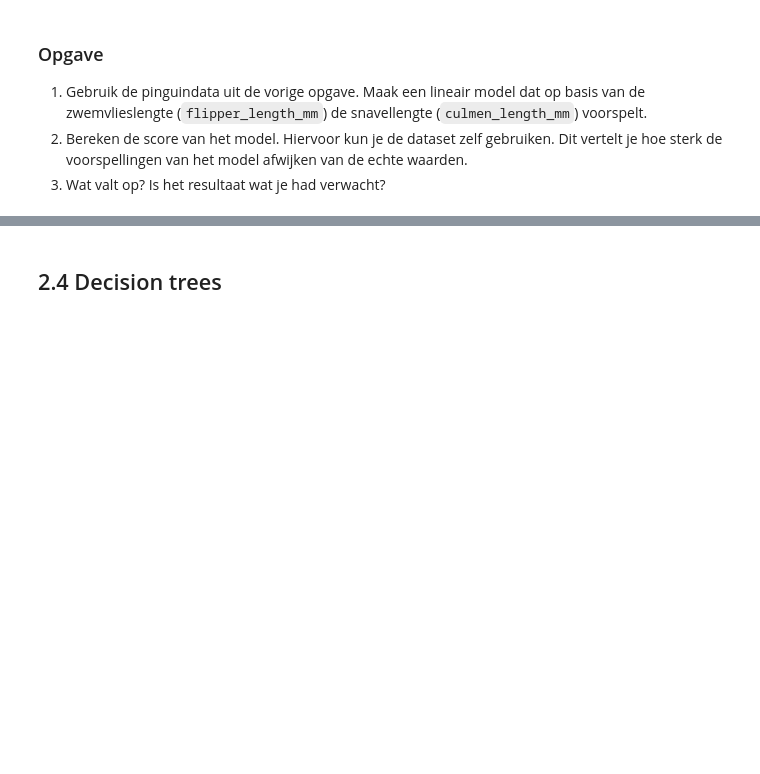
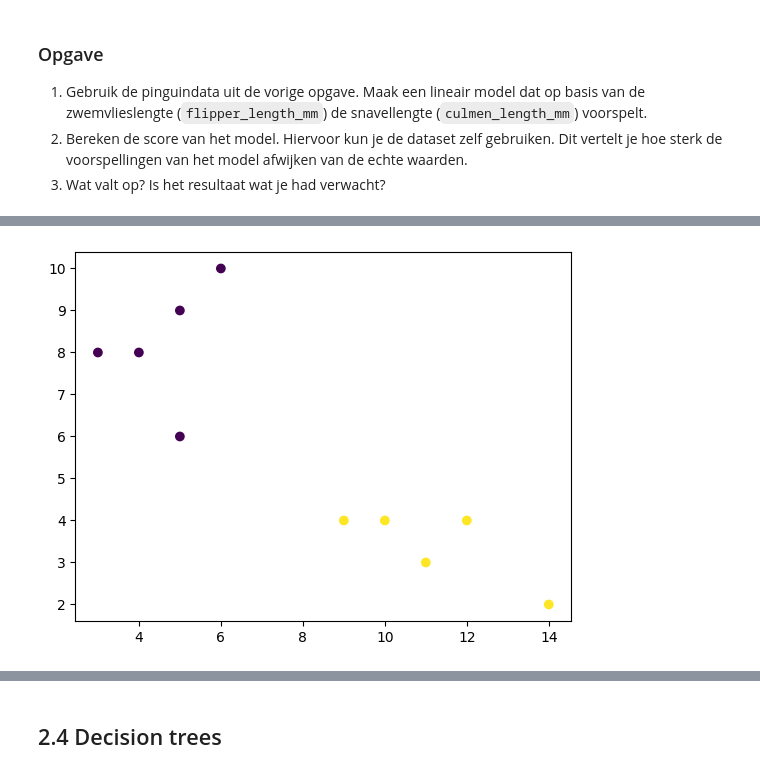
Before and after one commit to mcdejonge/cursus-beginnen-met-data-science, a Jupyter notebook: les_2_modellen.ipynb, the cells around one changed output, grey strips where cells are left out. Cells and saved outputs as stored; diff of their text form; code cells hidden in the pictures; blank space fills up the shorter version.

Commit message:
Finished clustering

```diff
--- a/les_2_modellen.ipynb
+++ b/les_2_modellen.ipynb
@@ -243,0 +268,7 @@ Het is dan ook van belang om goed te begrijpen hoe lineair de data is en wat de
+# %%
+# Inlezen van supermarktdata.
+if 'COLAB_GPU' in os.environ:
+    dfsuper = pd.read_csv("https://raw.githubusercontent.com/mcdejonge/beginnen_met_data_science/refs/heads/main/data/supermarkt.csv")
+else:
+    dfsuper = pd.read_csv("data/supermarkt.csv")
+dfsuper
@@ -243,0 +291,8 @@ Het is dan ook van belang om goed te begrijpen hoe lineair de data is en wat de
+# %%
+# We maken een nieuw KMeans-model aan. We willen dat onze data wordt opgedeeld in 2 clusters.
+kmeans = KMeans(n_clusters = 2)
+# Train het model op de twee numerieke kolommen van de supermarktdata.
+kmeans.fit(dfsuper[['diepvriespizza', 'hagelslag']])
+
+# Voor het overzicht gebruiken we de functie `assign` om de voorspelde clusters te tonen naast de oorspronkelijke data
+dfsuper.assign(cluster = kmeans.labels_)
@@ -243,0 +319,9 @@ Het is dan ook van belang om goed te begrijpen hoe lineair de data is en wat de
+# %%
+# Maak een scatterplot. Gebruik de parameter 'c' (color) om de kolom 'cluster' (dwz de voorspelde klantcategorie) de kleur van de punten te laten bepalen.
+plt.scatter(
+    dfsuper['diepvriespizza'],
+    dfsuper['hagelslag'],
+    c=kmeans.labels_)
+plt.show()
+# %% [output]
+[figure, added]
```
Also changed, not shown: parts of 17 cells of this notebook, 3 other files.
